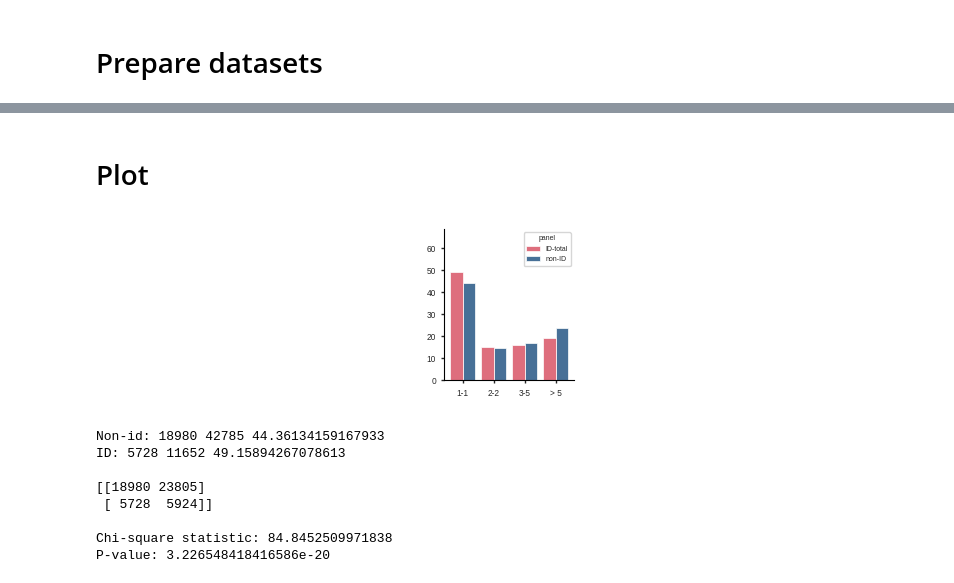
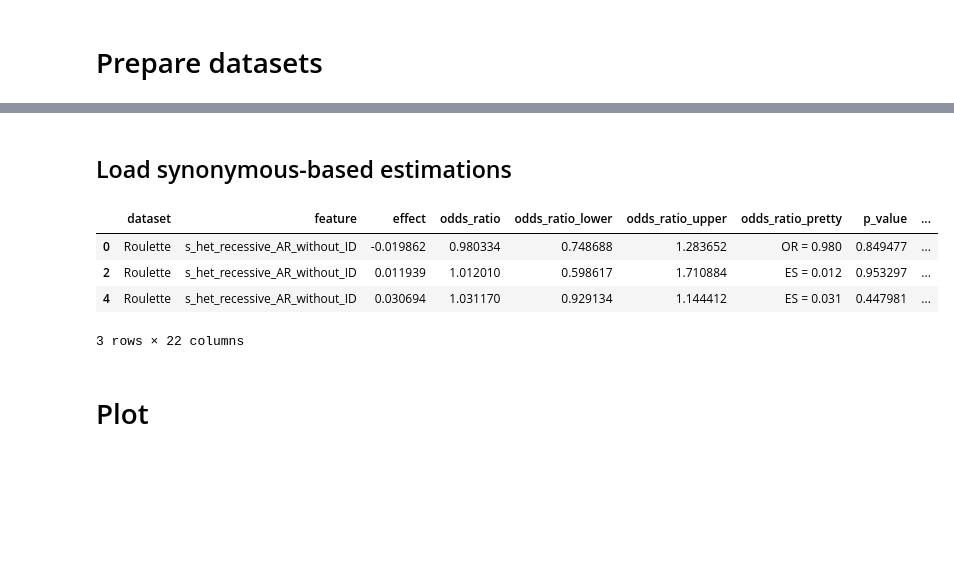
Before and after one commit to Genome-Bioinformatics-RadboudUMC/ukbb_recessive_public, a Jupyter notebook: scripts/pipeline/3_generate_figures/figure_4.ipynb, the cells around one changed output, grey strips where cells are left out. Drawn from its saved outputs; the diff is of its cells as text; code cells hidden in the pictures; blank space fills up the shorter version.

```diff
--- a/scripts/pipeline/3_generate_figures/figure_4.ipynb
+++ b/scripts/pipeline/3_generate_figures/figure_4.ipynb
@@ -102,2 +83,31 @@ plps['AC_bin'] = plps['AC'].apply(add_AC_bin)
+# %% [markdown]
+## Load synonymous-based estimations
+# %%
+results_path = f"{tables_folder}/sampling/synonymous/table_synonymous_id_vs_rest_analysis.xlsx"
+
+# load flat table
+synonymous = read_results_excel(results_path, flatten_multiindex=True)
+
+# leave only necessary s_het effect
+synonymous = synonymous[synonymous['feature'].str.contains("s_het")]
+
+# add odds ratio distance
+synonymous = plotting.add_odds_ratio_intervals(synonymous)
+synonymous = plotting.add_effect_size_intervals(synonymous)
+
+# select targets of interest
+synonymous = synonymous[synonymous['target'].isin(renaming_dict_target.keys())].copy()
+synonymous['target'] = synonymous['target'].apply(lambda x: renaming_dict_target.get(x, x))
+
+# select gender of interest
+synonymous = synonymous[synonymous['gender'] == 'all']
+
+synonymous.head(3)
+# %% [output]
+|  | dataset | feature | effect | odds_ratio | odds_ratio_lower | odds_ratio_upper | odds_ratio_pretty | p_value | ... |
+| 0 | Roulette | s_het_recessive_AR_without_ID | -0.019862 | 0.980334 | 0.748688 | 1.283652 | OR = 0.980 | 0.849477 | ... |
+| 2 | Roulette | s_het_recessive_AR_without_ID | 0.011939 | 1.012010 | 0.598617 | 1.710884 | ES = 0.012 | 0.953297 | ... |
+| 4 | Roulette | s_het_recessive_AR_without_ID | 0.030694 | 1.031170 | 0.929134 | 1.144412 | ES = 0.031 | 0.447981 | ... |
+3 rows × 22 columns
 # %% [markdown]
 # Plot
@@ -153,28 +113,0 @@ def plot_pie(subfig):
-# %%
-import matplotlib.ticker as ticker
-
-cm = 1/2.54  # centimeters in inches
-k = 1.
-fig = plt.figure(constrained_layout=True, figsize=(12*cm*k, 4.5*cm*k))
-
-subfigs = fig.subfigures(nrows=1, ncols=2, width_ratios=[1,0.5],  hspace=0.01)
-
-# plot_pie(subfigs[0])
-
-
-ax = subfigs[1].subplots(1, 1)
-
-
-# sns.histplot(ax=ax, data=plps,  x='gnomAD_bin', palette='viridis', linewidth=0.5, hue='panel',
-#               multiple='dodge', shrink=0.8, binwidth=1, stat='percent', discrete=True, common_norm=False)
-
-colors = [ '#d43d51', '#094074',]
-
-sns.histplot(ax=ax, data=plps.sort_values(by=['panel', 'hets']),  x='hets_bin', palette=colors, linewidth=0.5, hue='panel',
-              multiple='dodge', shrink=0.8, binwidth=1, stat='percent', discrete=True, common_norm=False)
-# plt.xticks(rotation=45)
-plotting.configure_axis(ax)
-
-plt.savefig("../../../data/plots/figure_4.pdf", format="pdf", bbox_inches="tight")
-# %% [output]
-[figure, removed]
@@ -204,11 +113,0 @@ def chi2_test(plps, hets_col='hets_bin', hets_bin='1-1'):
-# %%
-chi2_test(plps, 'hets_bin', '1-1')
-# %% [output]
-Non-id: 18980 42785 44.36134159167933
-ID: 5728 11652 49.15894267078613
-
-[[18980 23805]
- [ 5728  5924]]
-
-Chi-square statistic: 84.8452509971838
-P-value: 3.226548418416586e-20
```
Also changed, not shown: parts of 25 cells of this notebook, 59 other files.
